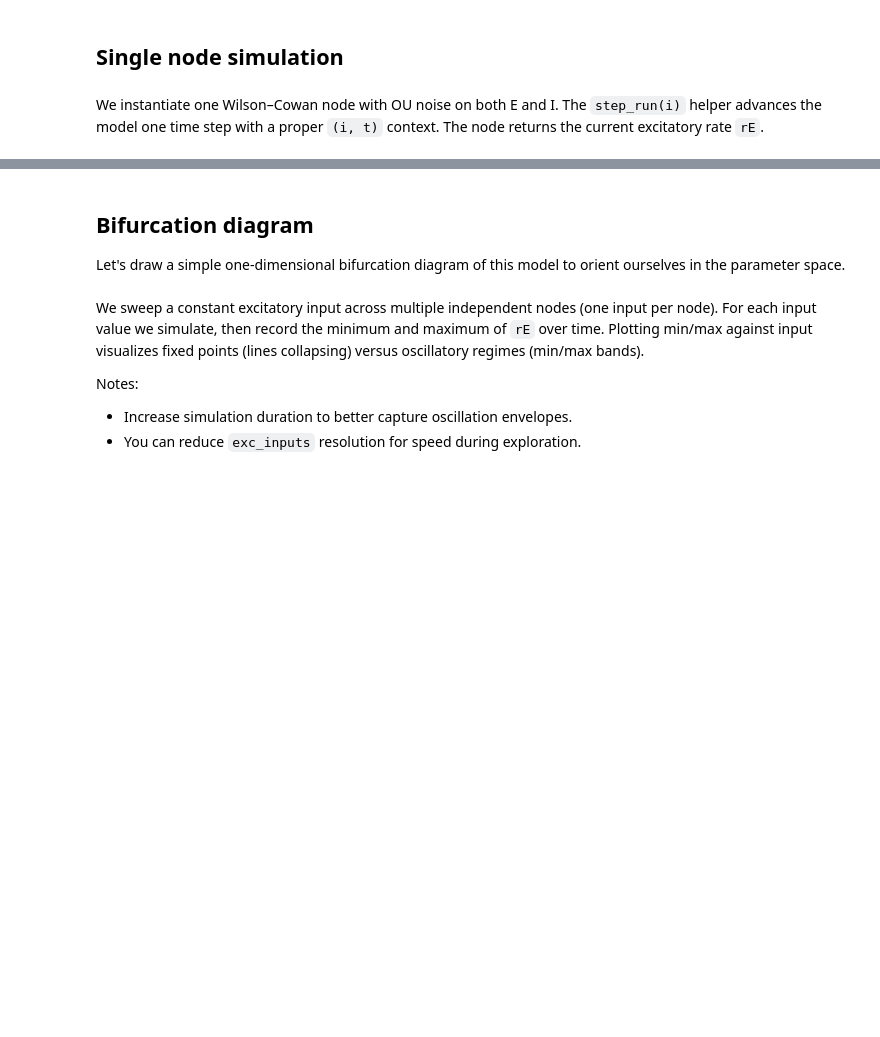
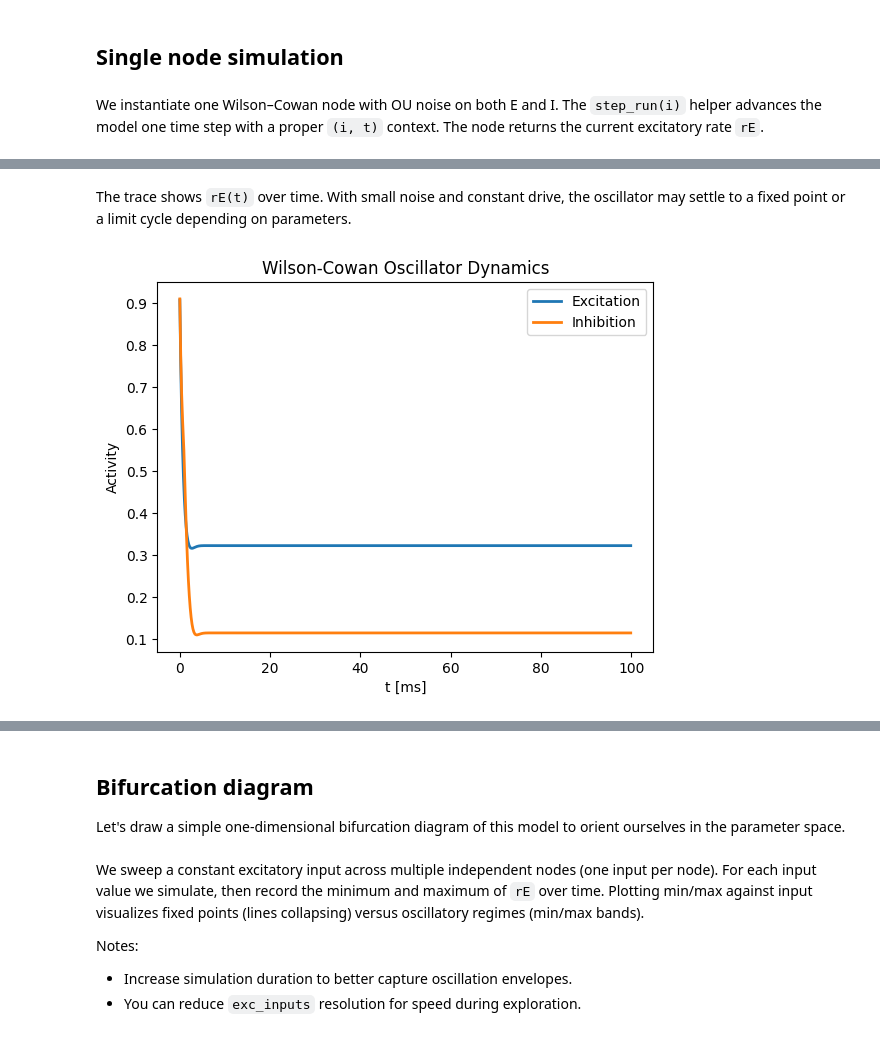
Before and after one commit to chaobrain/brainmass, a Jupyter notebook: examples/001-wilson-wowan-osillator.ipynb, the cells around one changed output, grey strips where cells are left out. Saved outputs shown, nothing was run; the diff lists cells and outputs as text; code cells hidden in the pictures; blank space fills up the shorter version.

```diff
--- a/examples/001-wilson-wowan-osillator.ipynb
+++ b/examples/001-wilson-wowan-osillator.ipynb
@@ -137,0 +144,36 @@ plt.show()
+# %% [markdown]
+The trace shows `rE(t)` over time. With small noise and constant drive, the oscillator may settle to a fixed point or a limit cycle depending on parameters.
+# %%
+node = brainmass.WilsonCowanStep(
+    1,
+    wEE=10.,
+    wEI=12.,
+    wIE=8.,
+    wII=3.0,
+    a_E=0.2,
+    a_I=4.0,
+    rE_init=braintools.init.Constant(1.),
+    rI_init=braintools.init.Constant(1.),
+    # noise_E=brainmass.OUProcess(1, sigma=0.01, init=braintools.init.ZeroInit()),
+    # noise_I=brainmass.OUProcess(1, sigma=0.01, init=braintools.init.ZeroInit()),
+)
+node.init_all_states()
+
+
+def step_run(i):
+    node.update()
+    return node.rE.value, node.rI.value
+
+
+indices = np.arange(1000)
+exes, inhs = brainstate.transform.for_loop(step_run, indices)
+
+plt.plot(indices * brainstate.environ.get_dt(), exes, lw=2, label='Excitation')
+plt.plot(indices * brainstate.environ.get_dt(), inhs, lw=2, label='Inhibition')
+plt.title("Wilson-Cowan Oscillator Dynamics")
+plt.legend()
+plt.xlabel("t [ms]")
+plt.ylabel("Activity")
+plt.show()
+# %% [output]
+[figure, added]
```
Also changed, not shown: parts of 12 cells of this notebook, 6 other files.
